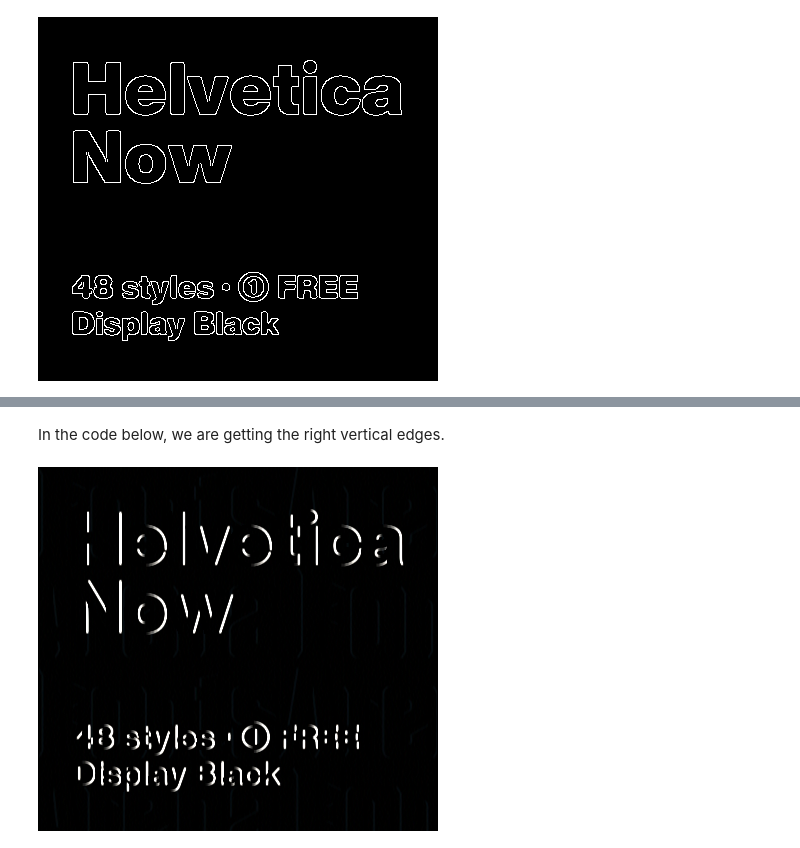
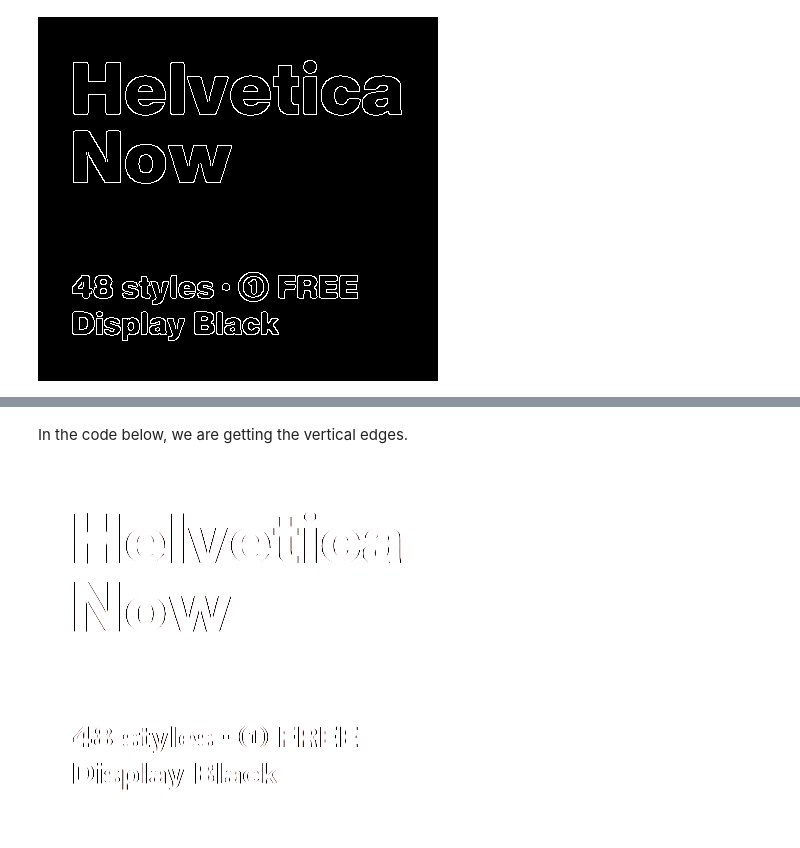
Before and after one commit to kaustubhharapanahalli/EVA-Assignment-Submission-Repo, a Jupyter notebook: EVA_S1_Assignment_1_Kaustubh.ipynb, the cells around one changed output, grey strips where cells are left out. Cells and saved outputs as stored; diff of their text form; code cells hidden in the pictures.

```diff
--- a/EVA_S1_Assignment_1_Kaustubh.ipynb
+++ b/EVA_S1_Assignment_1_Kaustubh.ipynb
@@ -44,10 +54,10 @@ cv2_imshow(edges)
 # %% [markdown]
-In the code below, we are getting the right vertical edges.
+In the code below, we are getting the vertical edges.
 # %%
 #kernel = np.ones((3,3),np.float32)/25
-kernel = np.float32([[-1,0,1],[-1,0,1],[-1,0,1]])
+kernel = np.float32([[-1,4,-1],[-1,4,-1],[-1,4,-1]])
 
 dst = cv2.filter2D(image,-1,kernel)
 cv2_imshow(dst)
 # %% [output]
-[figure, old version]
+[figure, new version]
```
Also changed, not shown: parts of 12 cells of this notebook.
